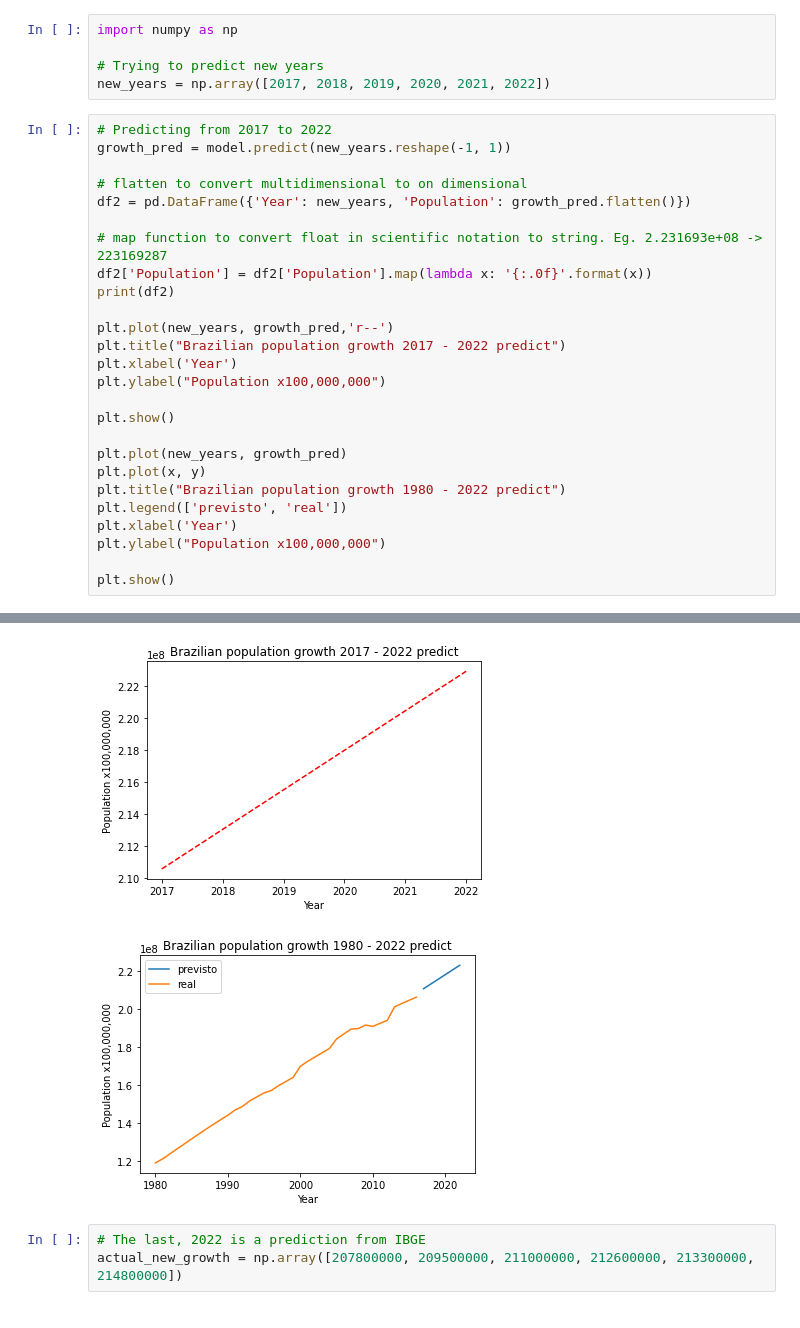
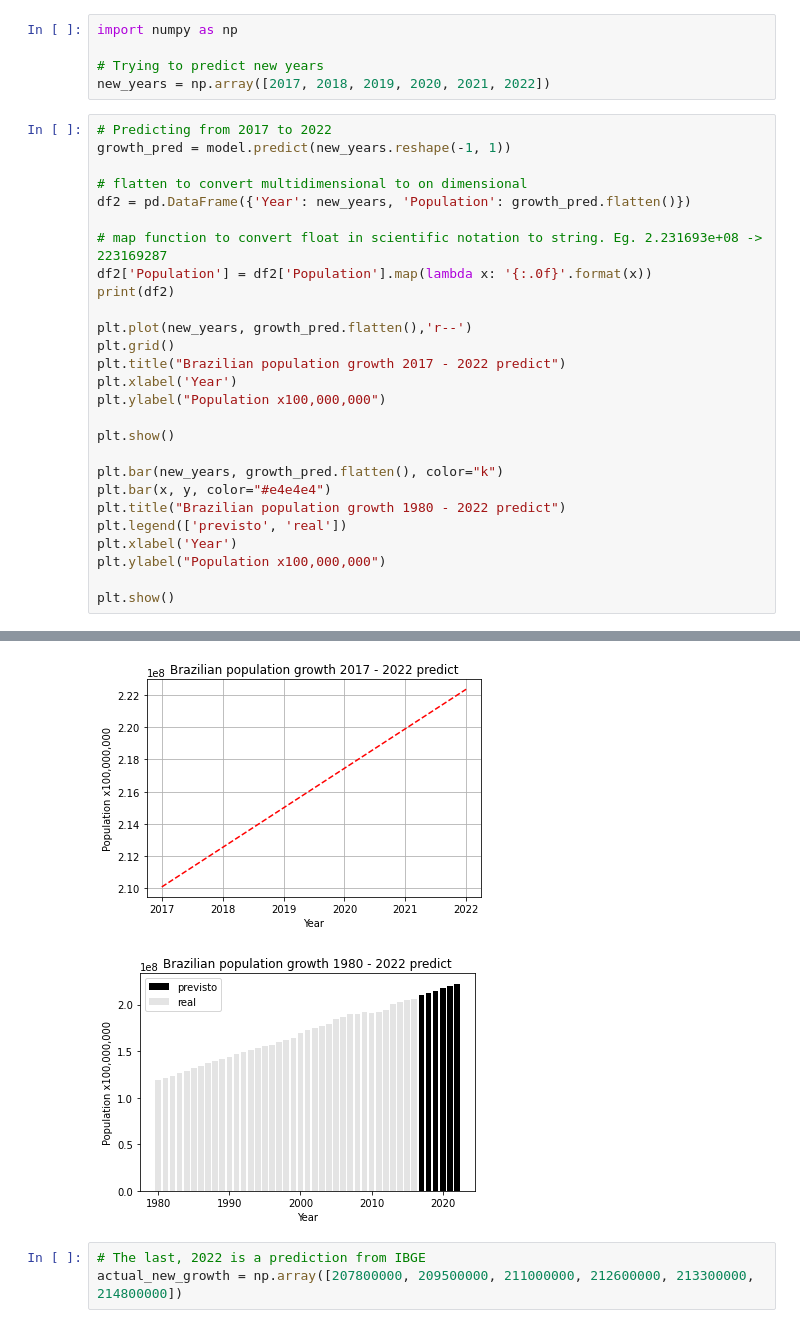
Before and after one commit to JonatasFontele/aprendizagem-de-maquina-e-mineracao-de-dados, a Jupyter notebook: brazilian_population_growth_visualization.ipynb, the cells around one changed output, grey strips where cells are left out. Saved outputs shown, nothing was run; the diff lists cells and outputs as text.

Commit message:
Final version of pop growth linear regression pred
Linear Regression always surpass a lot, I will try a better model and use new dataset with more features.

```diff
--- a/brazilian_population_growth_visualization.ipynb
+++ b/brazilian_population_growth_visualization.ipynb
@@ -144,15 +144,16 @@ df2 = pd.DataFrame({'Year': new_years, 'Population': growth_pred.flatten()})
 df2['Population'] = df2['Population'].map(lambda x: '{:.0f}'.format(x))
 print(df2)
 
-plt.plot(new_years, growth_pred,'r--')
+plt.plot(new_years, growth_pred.flatten(),'r--')
+plt.grid()
 plt.title("Brazilian population growth 2017 - 2022 predict")
 plt.xlabel('Year')
 plt.ylabel("Population x100,000,000")
 
 plt.show()
 
-plt.plot(new_years, growth_pred)
-plt.plot(x, y)
+plt.bar(new_years, growth_pred.flatten(), color="k")
+plt.bar(x, y, color="#e4e4e4")
 plt.title("Brazilian population growth 1980 - 2022 predict")
 plt.legend(['previsto', 'real'])
 plt.xlabel('Year')
@@ -170,5 +171,5 @@ plt.show()
-[figure, old version]
+[figure, new version]
-[figure, old version]
+[figure, new version]
 # %%
 # The last, 2022 is a prediction from IBGE
 actual_new_growth = np.array([207800000, 209500000, 211000000, 212600000, 213300000, 214800000])
```
Also changed, not shown: parts of 7 cells of this notebook.
